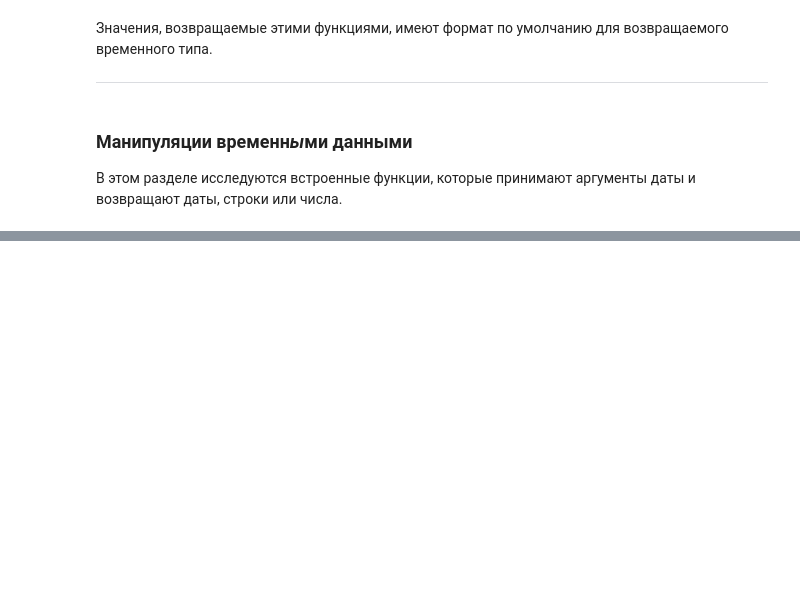
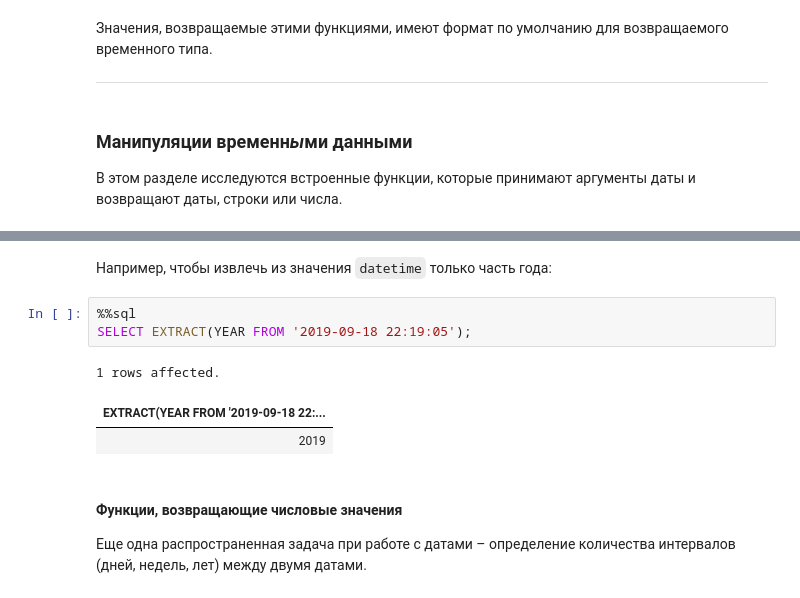
Before and after one commit to magus1968/learning-sql, a Jupyter notebook: docs/chapters/ch07.ipynb, the cells around one changed output, grey strips where cells are left out. Saved outputs shown, nothing was run; the diff lists cells and outputs as text; blank space fills up the shorter version.

```diff
--- a/docs/chapters/ch07.ipynb
+++ b/docs/chapters/ch07.ipynb
@@ -1231,0 +1348,13 @@ SELECT CURRENT_DATE(), CURRENT_TIME(), CURRENT_TIMESTAMP();
+# %% [markdown]
+Например, чтобы извлечь из значения `datetime` только часть года:
+# %%
+%%sql
+SELECT EXTRACT(YEAR FROM '2019-09-18 22:19:05');
+# %% [output]
+1 rows affected.
+| EXTRACT(YEAR FROM '2019-09-18 22:... |
+| 2019 |
+# %% [markdown]
+#### Функции, возвращающие числовые значения
+
+Еще одна распространенная задача при работе с датами – определение количества интервалов (дней, недель, лет) между двумя датами.
```
Also changed, not shown: parts of 13 cells of this notebook, 1 other file.
